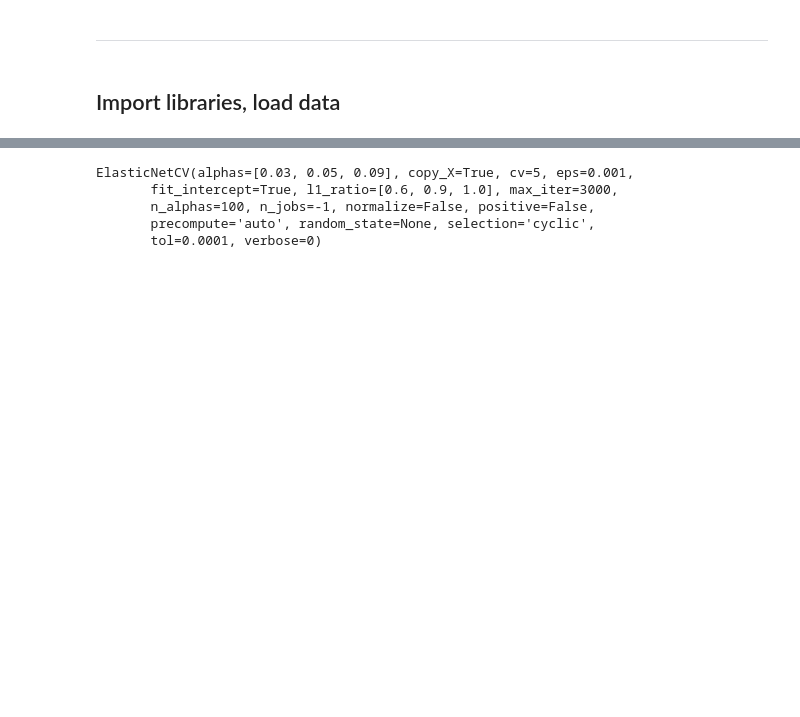
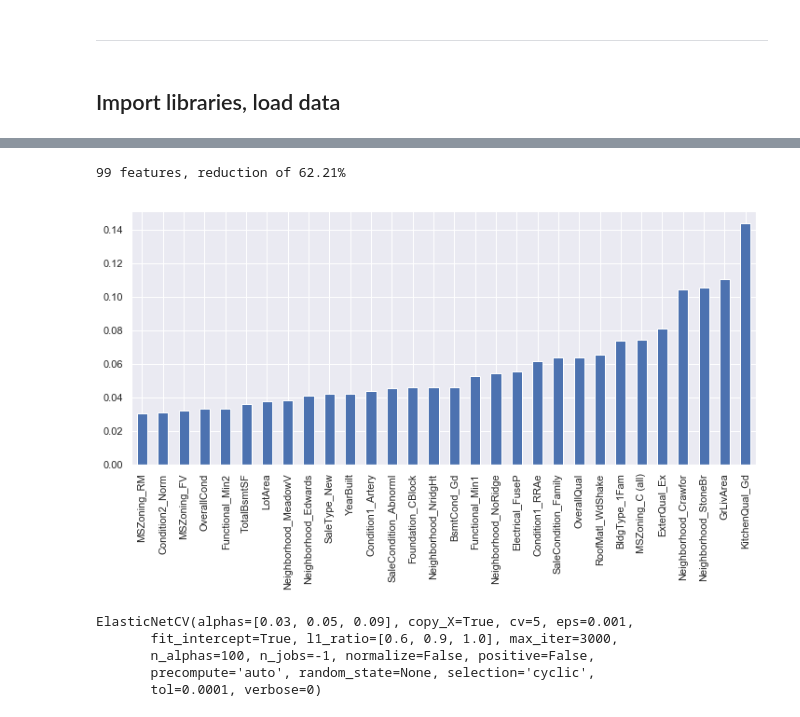
Before and after one commit to rbuerki/projects-ml, a Jupyter notebook: price_prediction_ames_housing/4-Interpretation_Feature_Importance.ipynb, the cells around one changed output, grey strips where cells are left out. Saved outputs shown, nothing was run; the diff lists cells and outputs as text; code cells hidden in the pictures; blank space fills up the shorter version.

```diff
--- a/price_prediction_ames_housing/4-Interpretation_Feature_Importance.ipynb
+++ b/price_prediction_ames_housing/4-Interpretation_Feature_Importance.ipynb
@@ -76,0 +61,9 @@ Use my 'quick & dirty' function for a baseline model on unprocessed data.
+# %%
+elastic_net_final = full_pipe_EN.named_steps['reg']
+X = housing_data.drop(['SalePrice'], axis = 1)
+y = housing_data['SalePrice']
+# %%
+# One-Hot-Encode X
+X = pd.get_dummies(X.copy())
+display(X.head(2))
+print(X.shape)
@@ -76,0 +76,11 @@ Use my 'quick & dirty' function for a baseline model on unprocessed data.
+# %%
+CHECK !!!! Try looking at data of of preprocessor as done in SMOTENC
+
+# Re-arrange cols (pipe has cat before num, get_dummies not)
+cols = X.columns.tolist()
+cols = cols[36:] + cols[:36]  # last column to first column
+X = X[cols]
+
+# Check result
+display(X.head(2))
+print(X.shape)
@@ -77,3 +142,12 @@ Use my 'quick & dirty' function for a baseline model on unprocessed data.
+# %%
+feature_importance = pd.Series(index = X.columns, data = np.abs(elastic_net_final.coef_))
+n_selected_features = (feature_importance>0).sum()
+print('{0:d} features, reduction of {1:2.2f}%'.format(
+    n_selected_features,(1-n_selected_features/len(feature_importance))*100))
+feature_importance.sort_values().tail(30).plot(kind = 'bar', figsize = (12,5));
+# %% [output]
+99 features, reduction of 62.21%
+[figure, added]
 # %%
 # Initialize a scikit-learn model object of choice
 model_simple = ElasticNetCV(alphas=[0.03, 0.05, 0.09], copy_X=True, cv=5, eps=0.001,
```
Also changed, not shown: parts of 11 cells of this notebook, 1 other file.
